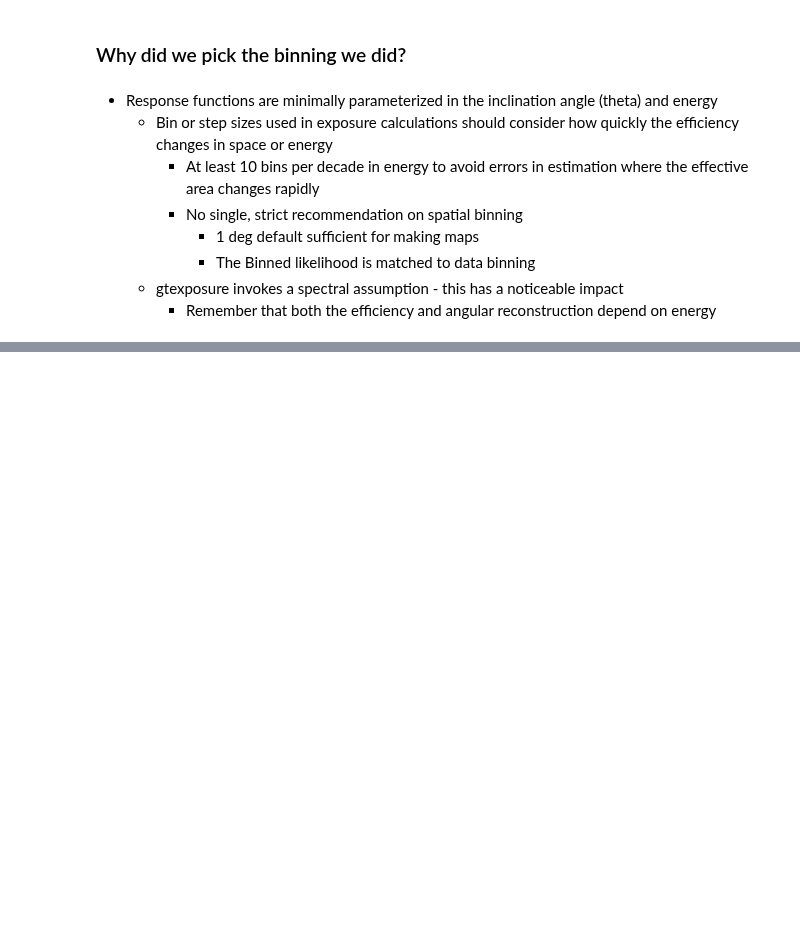
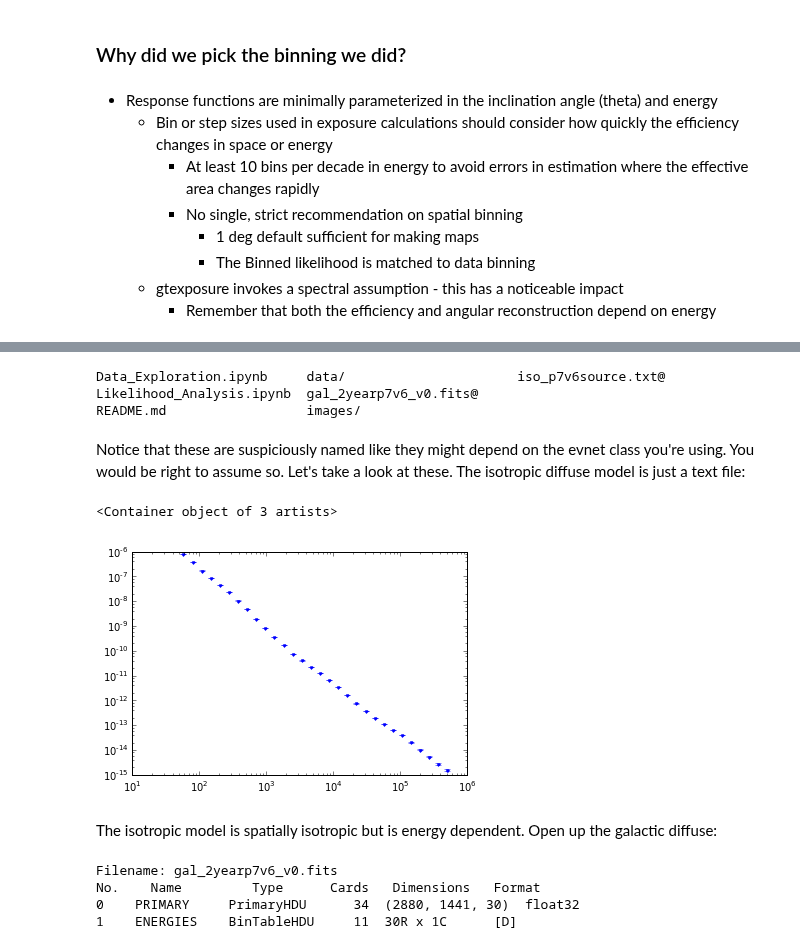
Before and after one commit to FermiSummerSchool/fermi-summer-school, a Jupyter notebook: Likelihood_Analysis.ipynb, the cells around one changed output, grey strips where cells are left out. Drawn from its saved outputs; the diff is of its cells as text; code cells hidden in the pictures; blank space fills up the shorter version.

Commit message:
New Drafts.  Added XML model.

```diff
--- a/Likelihood_Analysis.ipynb
+++ b/Likelihood_Analysis.ipynb
@@ -219,0 +299,19 @@ close()
+# %%
+ls
+# %% [output]
+Data_Exploration.ipynb     data/                      iso_p7v6source.txt@
+Likelihood_Analysis.ipynb  gal_2yearp7v6_v0.fits@
+README.md                  images/
+# %% [markdown]
+Notice that these are suspiciously named like they might depend on the evnet class you're using.  You would be right to assume so.  Let's take a look at these.  The isotropic diffuse model is just a text file:
+# %%
+isotropic = np.genfromtxt("iso_p7v6source.txt")
+# %%
+yscale('log')
+xscale('log')
+errorbar(isotropic[:,0],isotropic[:,1],yerr=isotropic[:,2],fmt='.')
+# %% [output]
+<Container object of 3 artists>
+[figure, added]
+# %% [markdown]
+The isotropic model is spatially isotropic but is energy dependent.  Open up the galactic diffuse:
@@ -219,0 +320,7 @@ close()
+# %%
+gal_diff.info()
+# %% [output]
+Filename: gal_2yearp7v6_v0.fits
+No.    Name         Type      Cards   Dimensions   Format
+0    PRIMARY     PrimaryHDU      34  (2880, 1441, 30)  float32
+1    ENERGIES    BinTableHDU     11  30R x 1C      [D]
```
Also changed, not shown: parts of 41 cells of this notebook, 2 other files.
